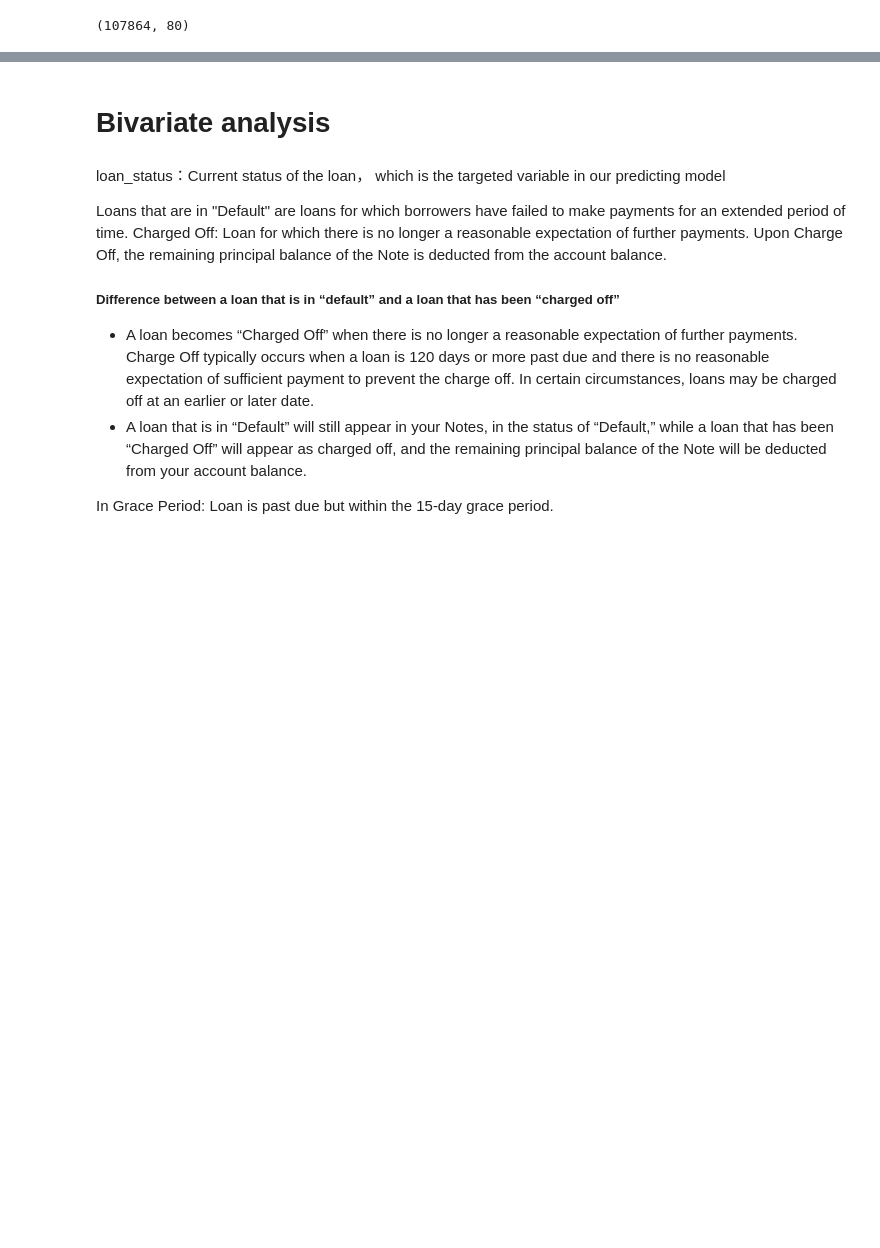
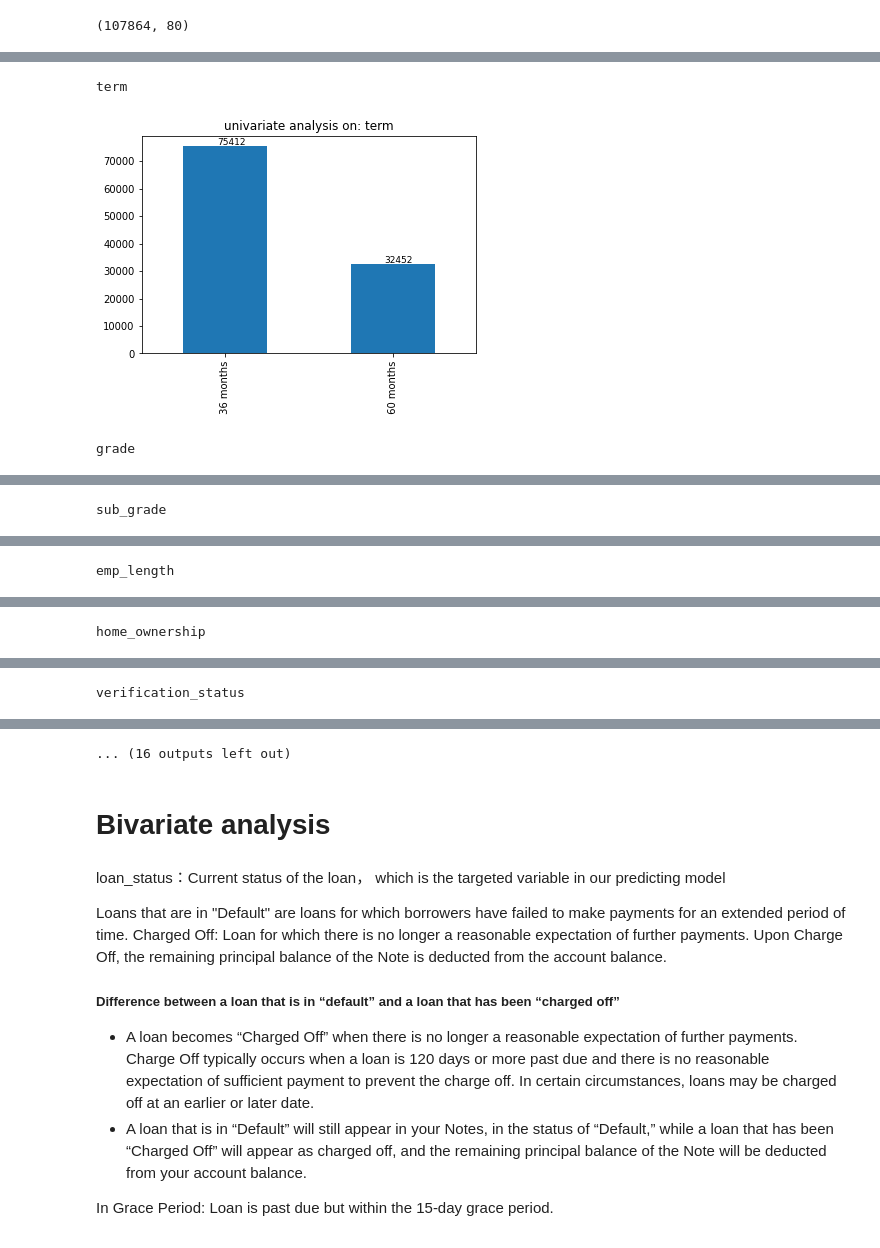
Before and after one commit to rhodapang/Lending-Club-Capstone-Project, a Jupyter notebook: Lending Club Exploratory Data Analysis - 2.ipynb, the cells around one changed output, grey strips where cells are left out. Drawn from its saved outputs; the diff is of its cells as text; code cells hidden in the pictures; blank space fills up the shorter version.

```diff
--- a/Lending Club Exploratory Data Analysis - 2.ipynb
+++ b/Lending Club Exploratory Data Analysis - 2.ipynb
@@ -1742,0 +1821,15 @@ len(cat_variables)
+# %%
+for col in cat_variables:
+    print(col)
+    df[col].value_counts().plot(kind = "bar", title = "univariate analysis on: " + col)
+
+    for i,v in enumerate(list(df[col].value_counts())):
+        plt.text(i+0.035, v, '%d' % v, ha='center', va= 'bottom',fontsize=9)
+
+    #plt.savefig("figs/univariate_analysis/" + col + ".png")
+    plt.show()
+    print()
+# %% [output]
+term
+[figure, added]
+grade
@@ -1742,0 +1837 @@ len(cat_variables)
+sub_grade
@@ -1742,0 +1839 @@ len(cat_variables)
+emp_length
@@ -1742,0 +1841 @@ len(cat_variables)
+home_ownership
@@ -1742,0 +1843 @@ len(cat_variables)
+verification_status
@@ -1743,3 +1845,4 @@ len(cat_variables)
+... (16 outputs left out)
 # %% [markdown]
 # Bivariate analysis
 # %% [markdown]
```
Also changed, not shown: parts of 37 cells of this notebook, 1 other file.
